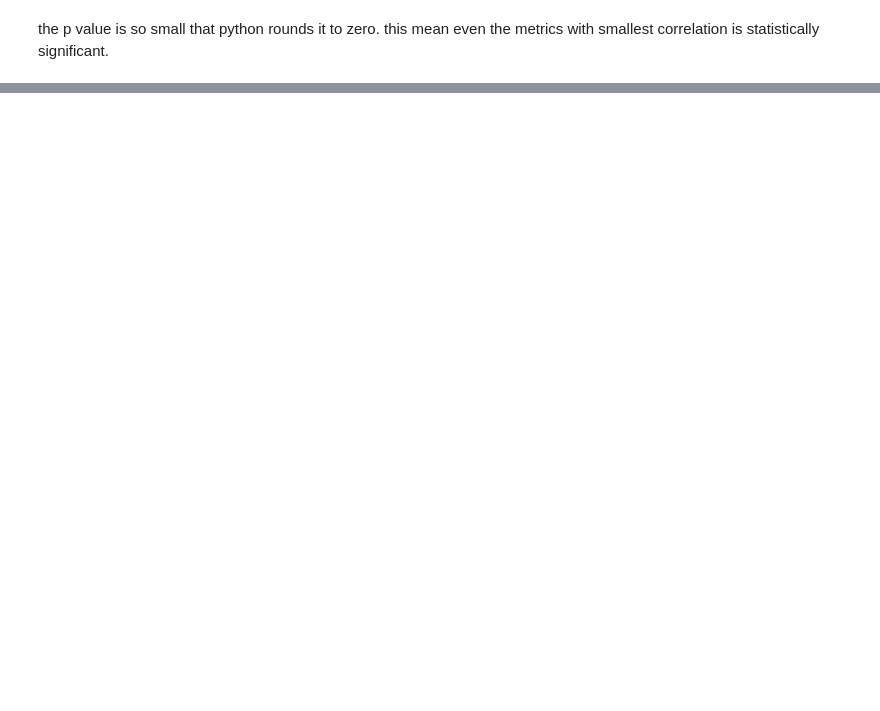
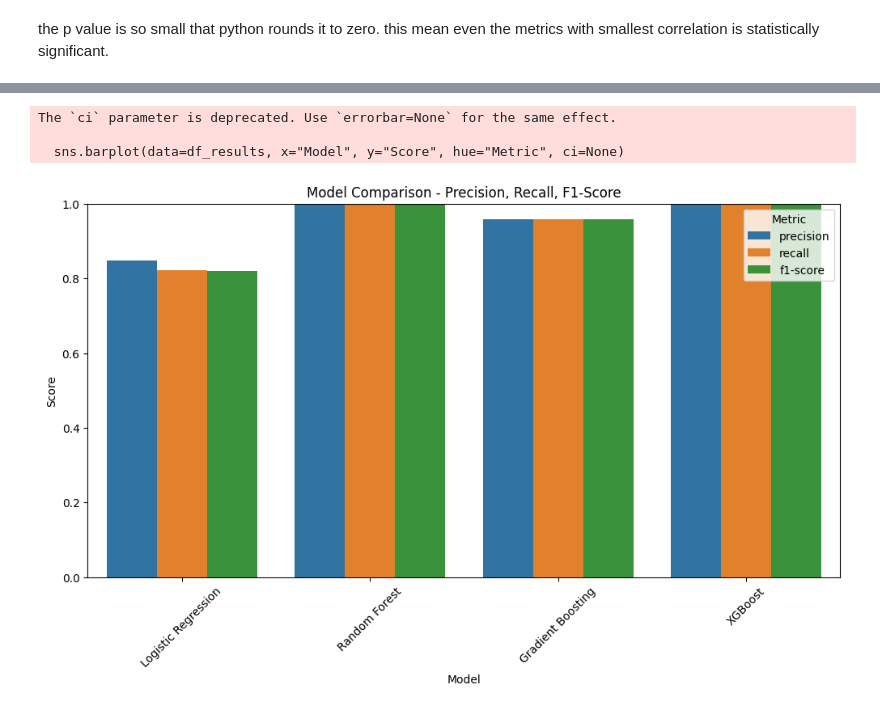
Before and after one commit to Serendipity-PdM/analysis, a Jupyter notebook: kaggle.ipynb, the cells around one changed output, grey strips where cells are left out. Saved outputs shown, nothing was run; the diff lists cells and outputs as text; code cells hidden in the pictures; blank space fills up the shorter version.

Commit message:
some classification  tests

```diff
--- a/kaggle.ipynb
+++ b/kaggle.ipynb
@@ -84,0 +187,2 @@ this mean even the metrics with smallest correlation is statistically significan
+# %%
+X_train, X_test, y_train, y_test = train_test_split(x, y, test_size=0.25, random_state=42)
@@ -84,0 +195,13 @@ this mean even the metrics with smallest correlation is statistically significan
+# %%
+models = {
+    'Logistic Regression': LogisticRegression(class_weight='balanced',max_iter=1000),
+    'Random Forest': RandomForestClassifier(class_weight='balanced'),
+    'Gradient Boosting': GradientBoostingClassifier(),
+    'XGBoost': XGBClassifier(scale_pos_weight=len(y_train[y_train==0])/len(y_train[y_train==1]))
+}
+
+results = {}
+for name, model in models.items():
+    model.fit(X_train, y_train)
+    y_pred = model.predict(X_test)
+    results[name] = classification_report(y_test, y_pred, output_dict=True)
@@ -84,0 +216,30 @@ this mean even the metrics with smallest correlation is statistically significan
+# %%
+metrics = ['precision', 'recall', 'f1-score']
+classes = list(results['Logistic Regression'].keys())[:-3]  # Exclude 'accuracy', 'macro avg', 'weighted avg'
+
+data = []
+for model_name, report in results.items():
+    for cls in classes:
+        for metric in metrics:
+            data.append({
+                'Model': model_name,
+                'Class': cls,
+                'Metric': metric,
+                'Score': report[cls][metric]
+            })
+
+df_results = pd.DataFrame(data)
+
+# Plot bar charts
+plt.figure(figsize=(12, 6))
+sns.barplot(data=df_results, x="Model", y="Score", hue="Metric", ci=None)
+plt.title("Model Comparison - Precision, Recall, F1-Score")
+plt.xticks(rotation=45)
+plt.ylim(0, 1)
+plt.legend(title="Metric")
+plt.show()
+# %% [output]
+The `ci` parameter is deprecated. Use `errorbar=None` for the same effect.
+
+  sns.barplot(data=df_results, x="Model", y="Score", hue="Metric", ci=None)
+[figure, added]
```
Also changed, not shown: parts of 20 cells of this notebook, 2 other files.
